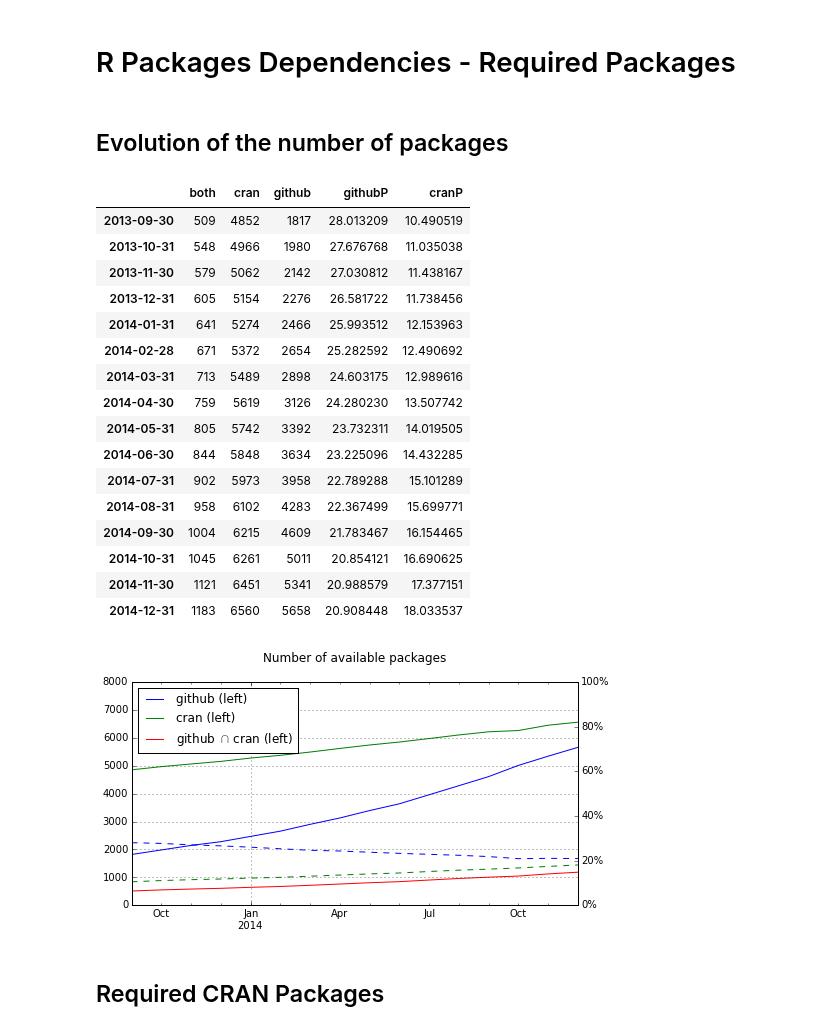
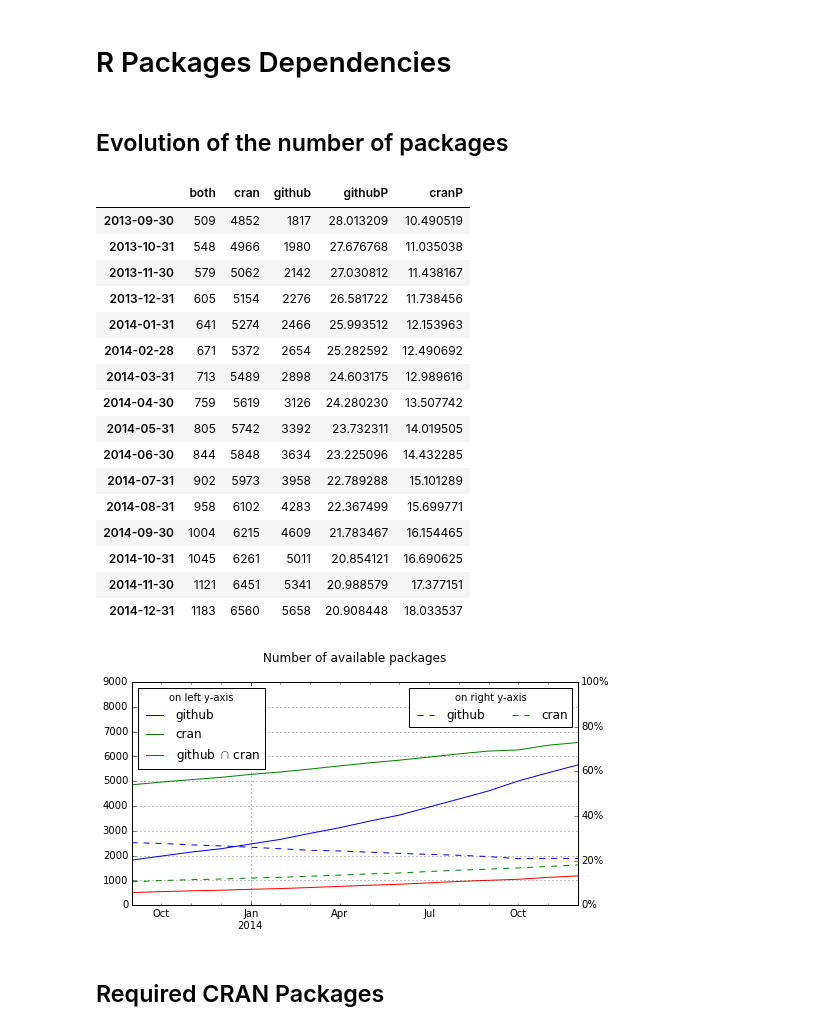
Before and after one commit to maelick/GitHub-API-Helpers, a Jupyter notebook: ICSME2015/notebooks/Dependencies - Required Packages.ipynb, the cells around one changed output. Drawn from its saved outputs; the diff is of its cells as text; code cells hidden in the pictures.

```diff
--- a/ICSME2015/notebooks/Dependencies - Required Packages.ipynb
+++ b/ICSME2015/notebooks/Dependencies - Required Packages.ipynb
@@ -1,5 +1,5 @@
 # %% [markdown]
-# R Packages Dependencies - Required Packages
+# R Packages Dependencies
 # %%
 import pandas
 import deps
@@ -46,36 +46,37 @@ df_N = pandas.DataFrame.from_dict(number, orient='index')
 df_N.index = pandas.to_datetime(df_N.index)
 df_N = df_N.sort_index()
 df_N['githubP'] = 100. * df_N['both'] / df_N['github']
 df_N['cranP'] = 100. * df_N['both'] / df_N['cran']
 
 ax = df_N[['github', 'cran', 'both']].plot(title=u'Number of available packages\n',
-                                         figsize=(8,4), ylim=(0,8000))
-ax.legend(['github (left)', 'cran (left)', 'github $\cap$ cran (left)'], ncol=1, loc='best')
+                                         figsize=(8,4), ylim=(0,9000))
+ax.legend(['github', 'cran', 'github $\cap$ cran'], title='on left y-axis', ncol=1, loc='best')
 
 ax2 = ax.twinx()
 ax2 = df_N[['githubP', 'cranP']].plot(ax=ax2, ylim=(0,100), style=['--', '--'], legend=False, grid=False)
+ax2.legend(['github', 'cran'], title='on right y-axis', ncol=2, loc='best')
 
 ax2.set_yticklabels([str(int(v))+'%' for v in ax2.get_yticks()])
 df_N
 # %% [output]
 |  | both | cran | github | githubP | cranP |
 | 2013-09-30 | 509 | 4852 | 1817 | 28.013209 | 10.490519 |
 | 2013-10-31 | 548 | 4966 | 1980 | 27.676768 | 11.035038 |
 | 2013-11-30 | 579 | 5062 | 2142 | 27.030812 | 11.438167 |
 | 2013-12-31 | 605 | 5154 | 2276 | 26.581722 | 11.738456 |
 | 2014-01-31 | 641 | 5274 | 2466 | 25.993512 | 12.153963 |
 | 2014-02-28 | 671 | 5372 | 2654 | 25.282592 | 12.490692 |
 | 2014-03-31 | 713 | 5489 | 2898 | 24.603175 | 12.989616 |
 | 2014-04-30 | 759 | 5619 | 3126 | 24.280230 | 13.507742 |
 | 2014-05-31 | 805 | 5742 | 3392 | 23.732311 | 14.019505 |
 | 2014-06-30 | 844 | 5848 | 3634 | 23.225096 | 14.432285 |
 | 2014-07-31 | 902 | 5973 | 3958 | 22.789288 | 15.101289 |
 | 2014-08-31 | 958 | 6102 | 4283 | 22.367499 | 15.699771 |
 | 2014-09-30 | 1004 | 6215 | 4609 | 21.783467 | 16.154465 |
 | 2014-10-31 | 1045 | 6261 | 5011 | 20.854121 | 16.690625 |
 | 2014-11-30 | 1121 | 6451 | 5341 | 20.988579 | 17.377151 |
 | 2014-12-31 | 1183 | 6560 | 5658 | 20.908448 | 18.033537 |
-[figure, old version]
+[figure, new version]
 # %% [markdown]
 ## Required CRAN Packages
 # %%
```
Also changed, not shown: parts of 1 cell of this notebook, 1 other file.
